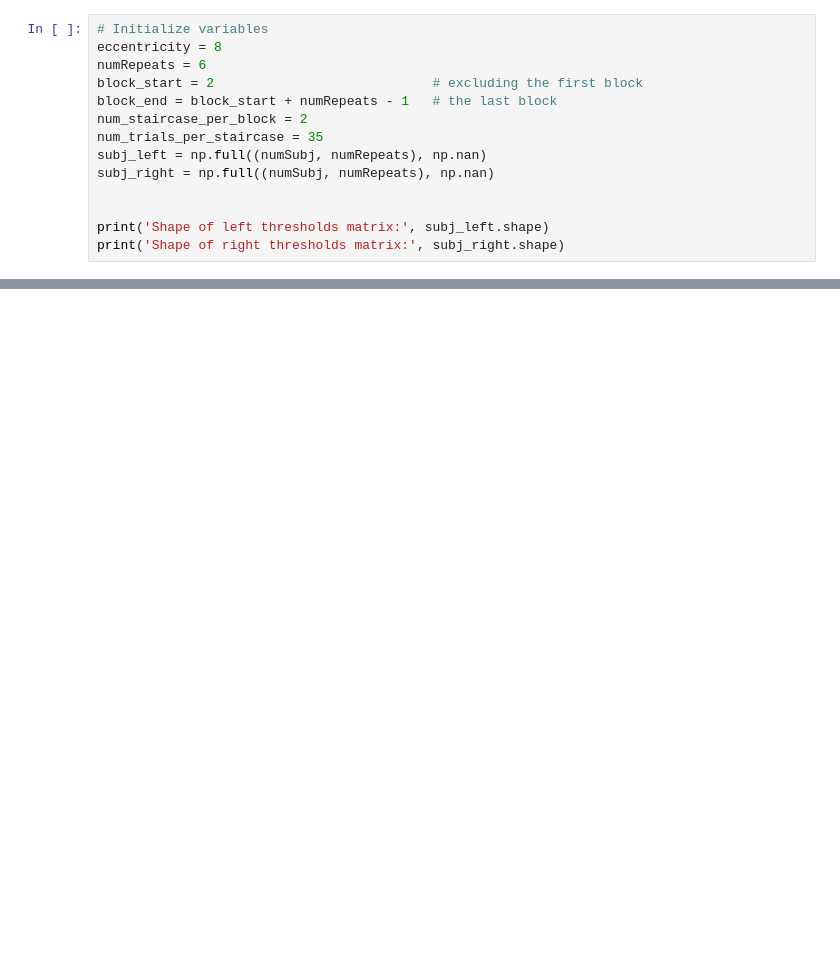
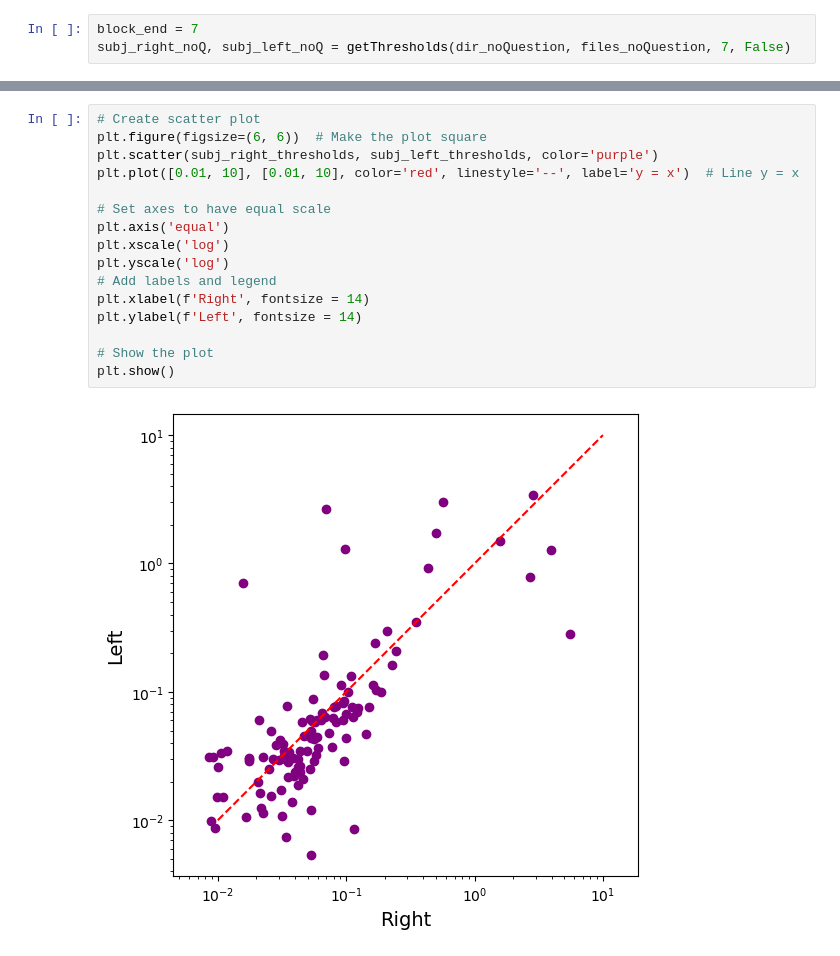
Before and after one commit to fh986/crowding-individual-difference, a Jupyter notebook: Variance_Vernier_Acuity.ipynb, the cells around one changed output, grey strips where cells are left out. Saved outputs shown, nothing was run; the diff lists cells and outputs as text; blank space fills up the shorter version.

```diff
--- a/Variance_Vernier_Acuity.ipynb
+++ b/Variance_Vernier_Acuity.ipynb
@@ -15,15 +122,4 @@ Number of subjects:  15
 # %%
-# Initialize variables
-eccentricity = 8
-numRepeats = 6
-block_start = 2                            # excluding the first block
-block_end = block_start + numRepeats - 1   # the last block
-num_staircase_per_block = 2
-num_trials_per_staircase = 35
-subj_left = np.full((numSubj, numRepeats), np.nan)
-subj_right = np.full((numSubj, numRepeats), np.nan)
-
-
-print('Shape of left thresholds matrix:', subj_left.shape)
-print('Shape of right thresholds matrix:', subj_right.shape)
+block_end = 7
+subj_right_noQ, subj_left_noQ = getThresholds(dir_noQuestion, files_noQuestion, 7, False)
 # %% [output]
@@ -128,0 +227,18 @@ print(across_individuals_variance)
+# %%
+# Create scatter plot
+plt.figure(figsize=(6, 6))  # Make the plot square
+plt.scatter(subj_right_thresholds, subj_left_thresholds, color='purple')
+plt.plot([0.01, 10], [0.01, 10], color='red', linestyle='--', label='y = x')  # Line y = x
+
+# Set axes to have equal scale
+plt.axis('equal')
+plt.xscale('log')
+plt.yscale('log')
+# Add labels and legend
+plt.xlabel(f'Right', fontsize = 14)
+plt.ylabel(f'Left', fontsize = 14)
+
+# Show the plot
+plt.show()
+# %% [output]
+[figure, added]
```
Also changed, not shown: parts of 15 cells of this notebook, 1 other file.
